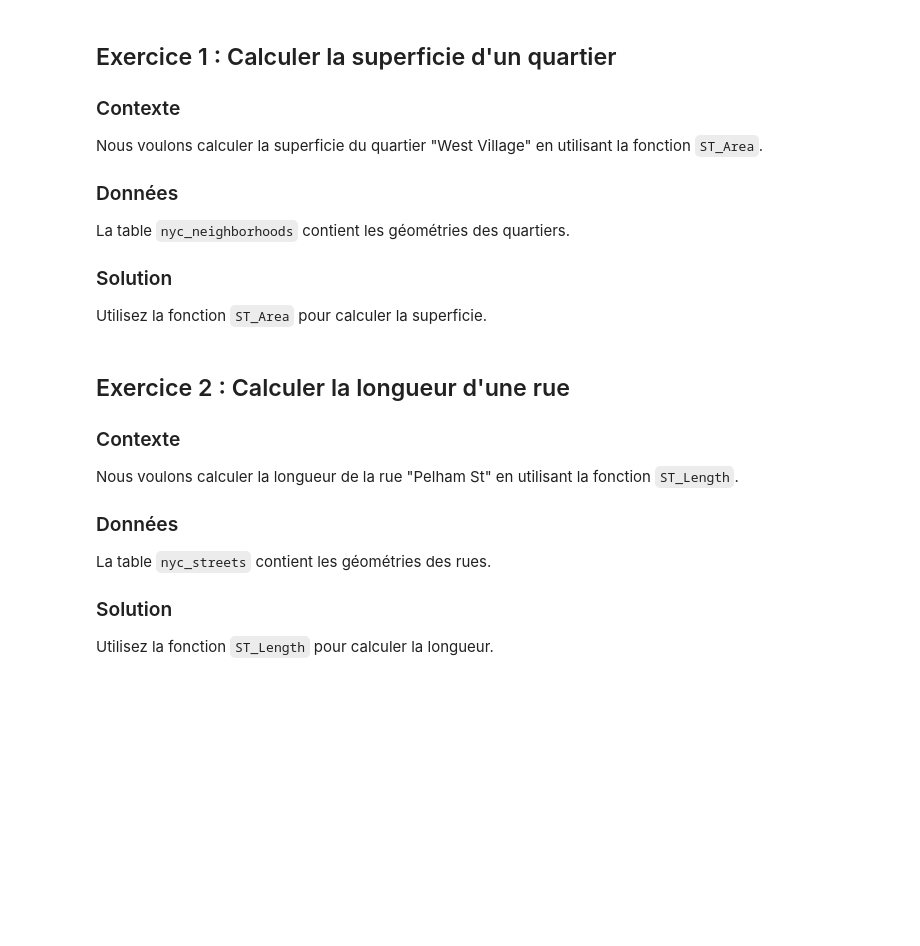
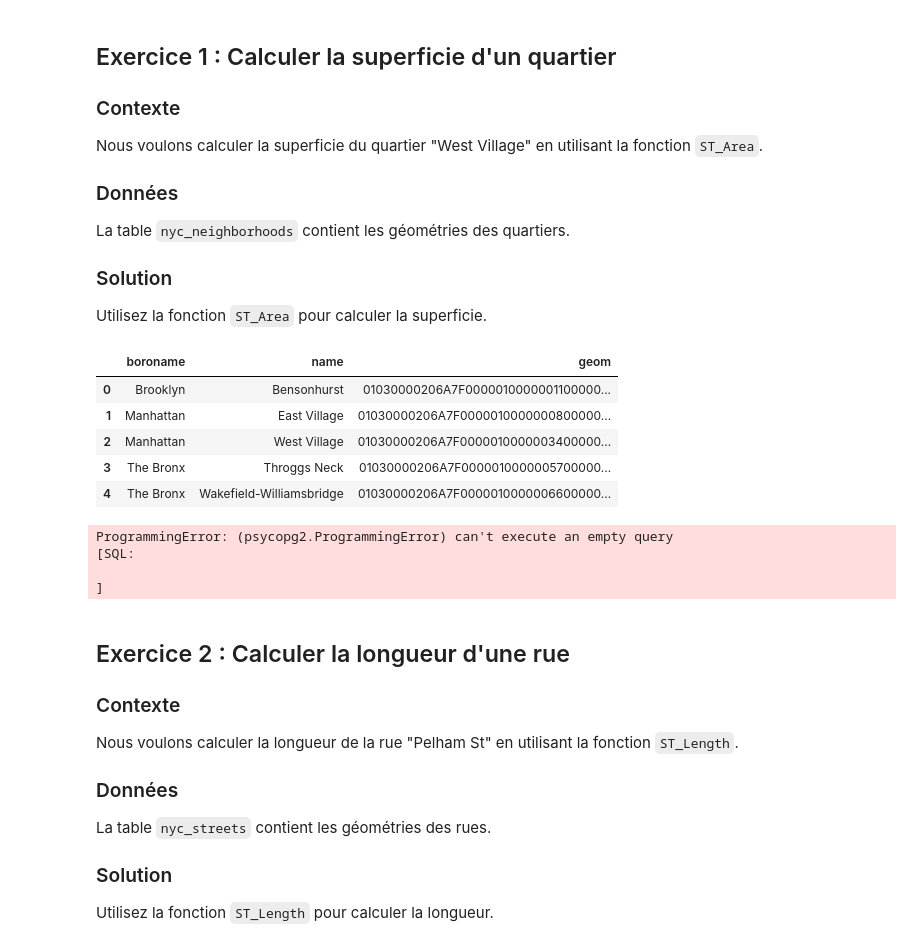
Before and after one commit to regislon/cfgeo_s2, a Jupyter notebook: base_donnees/exercice.ipynb, the cells around one changed output. Drawn from its saved outputs; the diff is of its cells as text; code cells hidden in the pictures; blank space fills up the shorter version.

```diff
--- a/base_donnees/exercice.ipynb
+++ b/base_donnees/exercice.ipynb
@@ -1,8 +9,15 @@
 # %%
 # Import necessary libraries
-!pip install sqlalchemy psycopg2 pandas
 from sqlalchemy import create_engine
 import pandas as pd
 
+
+# Database credentials
+db_user = 'postgres'
+db_password = ''
+db_host = ''
+db_port = '5432'
+db_name = 'postgres'
+
 # Create a connection to the PostgreSQL database
-engine = create_engine('postgresql://postgres:postgres@13.60.242.181:5432/postgres')
+engine = create_engine(f'postgresql://{db_user}:{db_password}@{db_host}:{db_port}/{db_name}')
@@ -17,6 +40,22 @@ La table `nyc_neighborhoods` contient les géométries des quartiers.
 
 ### Solution
 Utilisez la fonction `ST_Area` pour calculer la superficie.
+# %%
+# Lecture de la table `nyc_neighborhoods`
+query = """
+SELECT *
+FROM nyc_neighborhoods
+LIMIT 5;
+"""
+df = pd.read_sql(query, engine)
+df
+# %% [output]
+|  | boroname | name | geom |
+| 0 | Brooklyn | Bensonhurst | 01030000206A7F0000010000001100000... |
+| 1 | Manhattan | East Village | 01030000206A7F0000010000000800000... |
+| 2 | Manhattan | West Village | 01030000206A7F0000010000003400000... |
+| 3 | The Bronx | Throggs Neck | 01030000206A7F0000010000005700000... |
+| 4 | The Bronx | Wakefield-Williamsbridge | 01030000206A7F0000010000006600000... |
 # %%
 # Calcul de la superficie du quartier "West Village"
 query = """
@@ -24,6 +63,11 @@ query = """
 """
 df = pd.read_sql(query, engine)
 df
+# %% [output]
+ProgrammingError: (psycopg2.ProgrammingError) can't execute an empty query
+[SQL:
+
+]
 # %% [markdown]
 ## Exercice 2 : Calculer la longueur d'une rue
 
```
Also changed, not shown: parts of 3 cells of this notebook, 1 other file.
